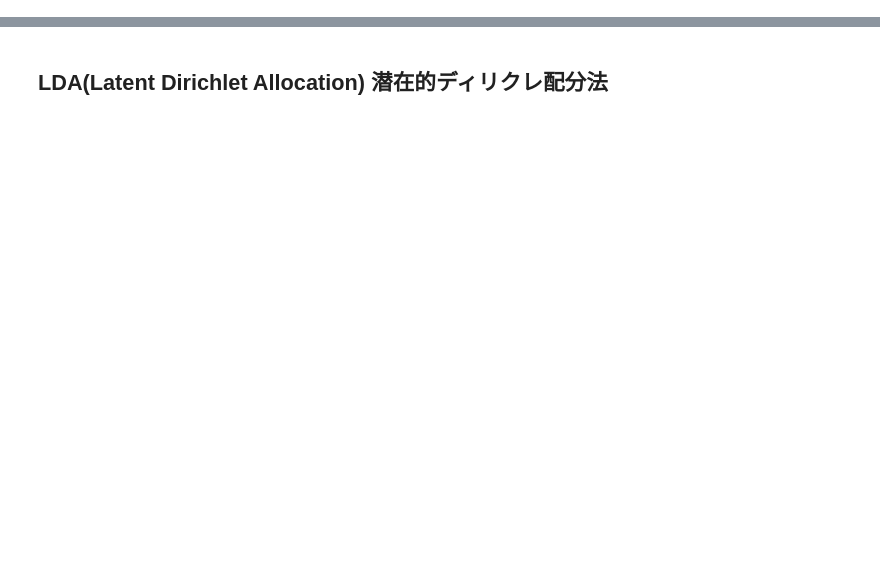
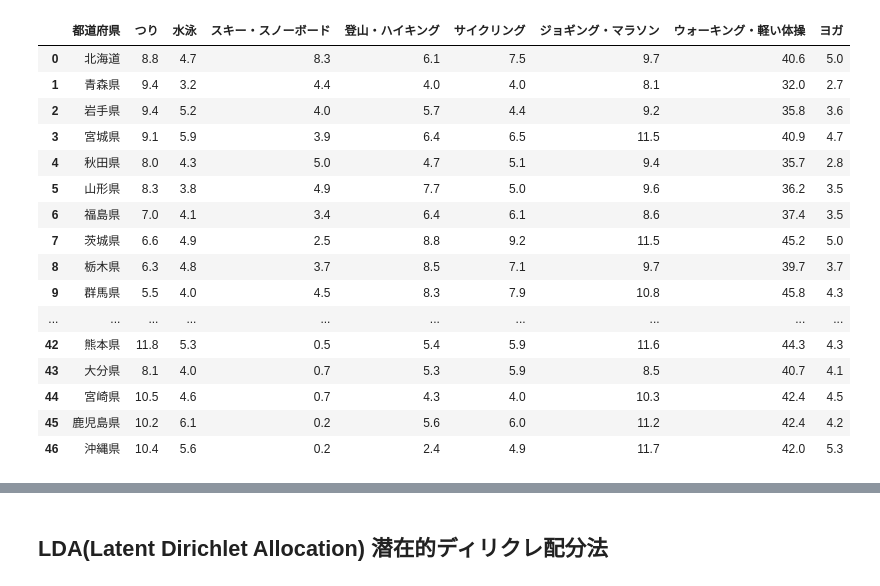
Before and after one commit to yamamoTo-spectatior/dstokuron_classworks, a Jupyter notebook: work/class10.ipynb, the cells around one changed output, grey strips where cells are left out. Cells and saved outputs as stored; diff of their text form; code cells hidden in the pictures; blank space fills up the shorter version.

```diff
--- a/work/class10.ipynb
+++ b/work/class10.ipynb
@@ -0,0 +39,29 @@
+# %%
+URL = 'https://www.nstac.go.jp/sys/files/SSDSE-D-2023.csv'
+df = pd.read_csv(URL, skiprows=[0, 2],
+                  encoding='shift_jis')
+columns = [
+  'つり', '水泳', 'スキー・スノーボード', '登山・ハイキング',
+  'サイクリング', 'ジョギング・マラソン',
+  'ウォーキング・軽い体操', 'ヨガ'
+ ]
+
+df.loc[0:46, ['都道府県'] + columns]
+# %% [output]
+|  | 都道府県 | つり | 水泳 | スキー・スノーボード | 登山・ハイキング | サイクリング | ジョギング・マラソン | ウォーキング・軽い体操 | ヨガ |
+| 0 | 北海道 | 8.8 | 4.7 | 8.3 | 6.1 | 7.5 | 9.7 | 40.6 | 5.0 |
+| 1 | 青森県 | 9.4 | 3.2 | 4.4 | 4.0 | 4.0 | 8.1 | 32.0 | 2.7 |
+| 2 | 岩手県 | 9.4 | 5.2 | 4.0 | 5.7 | 4.4 | 9.2 | 35.8 | 3.6 |
+| 3 | 宮城県 | 9.1 | 5.9 | 3.9 | 6.4 | 6.5 | 11.5 | 40.9 | 4.7 |
+| 4 | 秋田県 | 8.0 | 4.3 | 5.0 | 4.7 | 5.1 | 9.4 | 35.7 | 2.8 |
+| 5 | 山形県 | 8.3 | 3.8 | 4.9 | 7.7 | 5.0 | 9.6 | 36.2 | 3.5 |
+| 6 | 福島県 | 7.0 | 4.1 | 3.4 | 6.4 | 6.1 | 8.6 | 37.4 | 3.5 |
+| 7 | 茨城県 | 6.6 | 4.9 | 2.5 | 8.8 | 9.2 | 11.5 | 45.2 | 5.0 |
+| 8 | 栃木県 | 6.3 | 4.8 | 3.7 | 8.5 | 7.1 | 9.7 | 39.7 | 3.7 |
+| 9 | 群馬県 | 5.5 | 4.0 | 4.5 | 8.3 | 7.9 | 10.8 | 45.8 | 4.3 |
+| ... | ... | ... | ... | ... | ... | ... | ... | ... | ... |
+| 42 | 熊本県 | 11.8 | 5.3 | 0.5 | 5.4 | 5.9 | 11.6 | 44.3 | 4.3 |
+| 43 | 大分県 | 8.1 | 4.0 | 0.7 | 5.3 | 5.9 | 8.5 | 40.7 | 4.1 |
+| 44 | 宮崎県 | 10.5 | 4.6 | 0.7 | 4.3 | 4.0 | 10.3 | 42.4 | 4.5 |
+| 45 | 鹿児島県 | 10.2 | 6.1 | 0.2 | 5.6 | 6.0 | 11.2 | 42.4 | 4.2 |
+| 46 | 沖縄県 | 10.4 | 5.6 | 0.2 | 2.4 | 4.9 | 11.7 | 42.0 | 5.3 |
```
Also changed, not shown: parts of 26 cells of this notebook.
